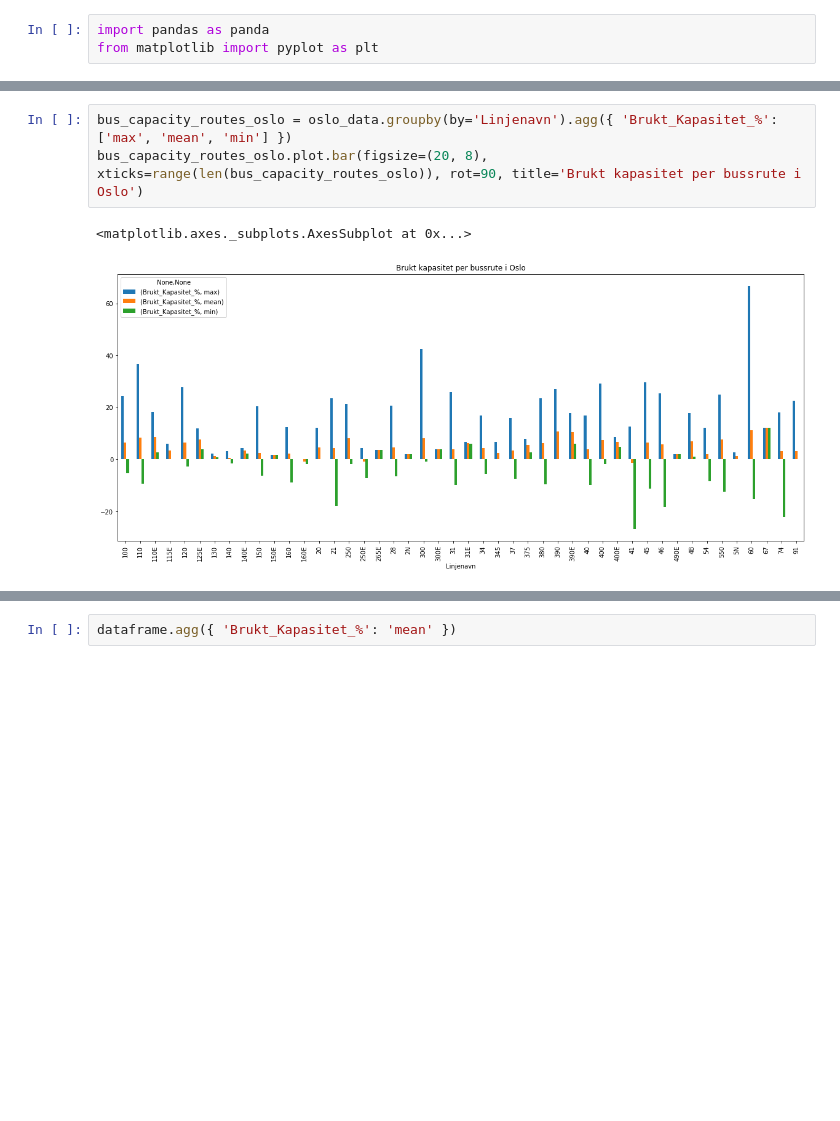
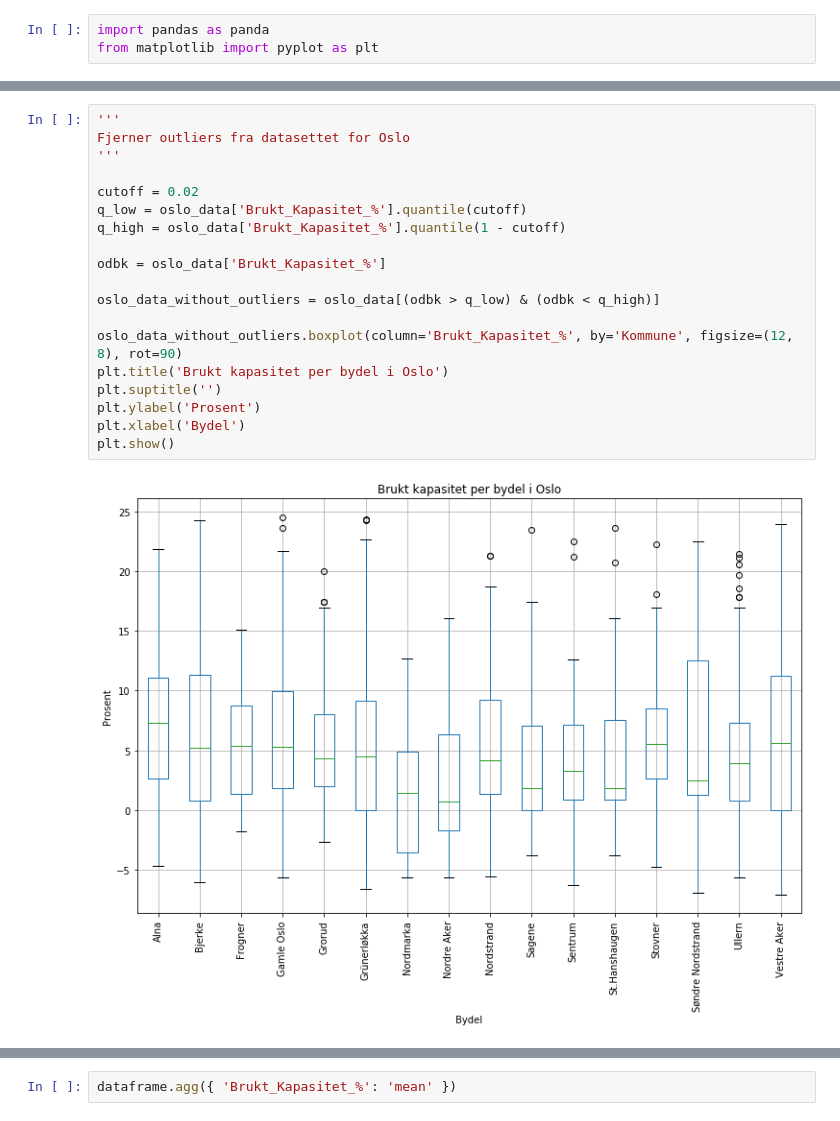
Before and after one commit to Jovalb/Assignement1Data, a Jupyter notebook: Brukt_Kapasitet_%.ipynb, the cells around one changed output, grey strips where cells are left out. Drawn from its saved outputs; the diff is of its cells as text; blank space fills up the shorter version.

```diff
--- a/Brukt_Kapasitet_%.ipynb
+++ b/Brukt_Kapasitet_%.ipynb
@@ -26,6 +33,21 @@ bus_capacity_oslo.plot.bar(figsize=(10, 8), xticks=range(len(bus_capacity_oslo))
-# %%
-bus_capacity_routes_oslo = oslo_data.groupby(by='Linjenavn').agg({ 'Brukt_Kapasitet_%': ['max', 'mean', 'min'] })
-bus_capacity_routes_oslo.plot.bar(figsize=(20, 8), xticks=range(len(bus_capacity_routes_oslo)), rot=90, title='Brukt kapasitet per bussrute i Oslo')
-# %% [output]
-<matplotlib.axes._subplots.AxesSubplot at 0x...>
-[figure, removed]
+# %%
+'''
+Fjerner outliers fra datasettet for Oslo
+'''
+
+cutoff = 0.02
+q_low = oslo_data['Brukt_Kapasitet_%'].quantile(cutoff)
+q_high = oslo_data['Brukt_Kapasitet_%'].quantile(1 - cutoff)
+
+odbk = oslo_data['Brukt_Kapasitet_%']
+
+oslo_data_without_outliers = oslo_data[(odbk > q_low) & (odbk < q_high)]
+
+oslo_data_without_outliers.boxplot(column='Brukt_Kapasitet_%', by='Kommune', figsize=(12, 8), rot=90)
+plt.title('Brukt kapasitet per bydel i Oslo')
+plt.suptitle('')
+plt.ylabel('Prosent')
+plt.xlabel('Bydel')
+plt.show()
+# %% [output]
+[figure, added]
```
Also changed, not shown: parts of 4 cells of this notebook.
